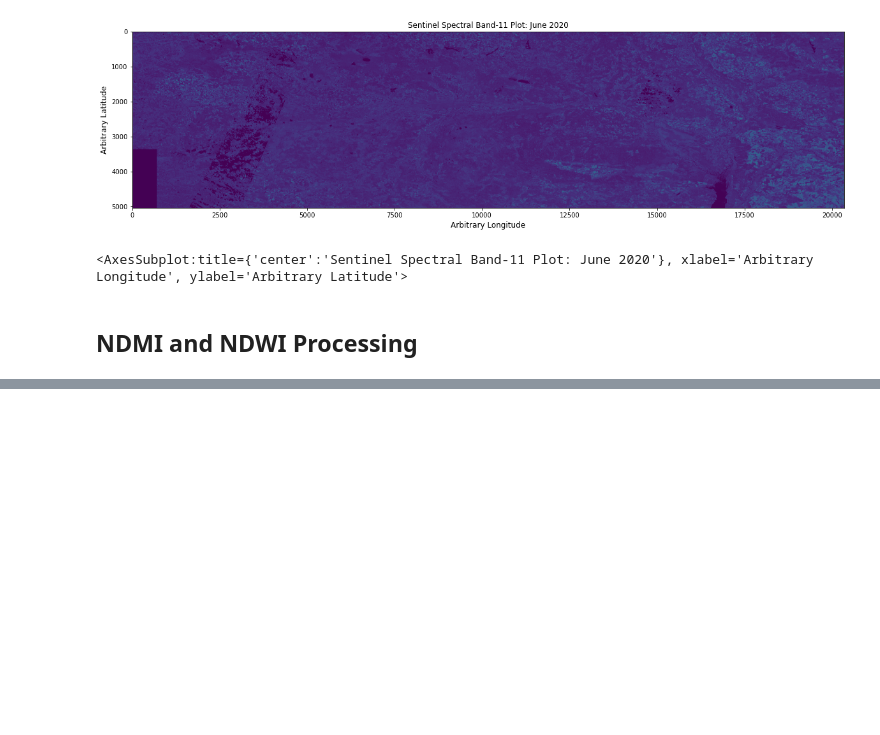
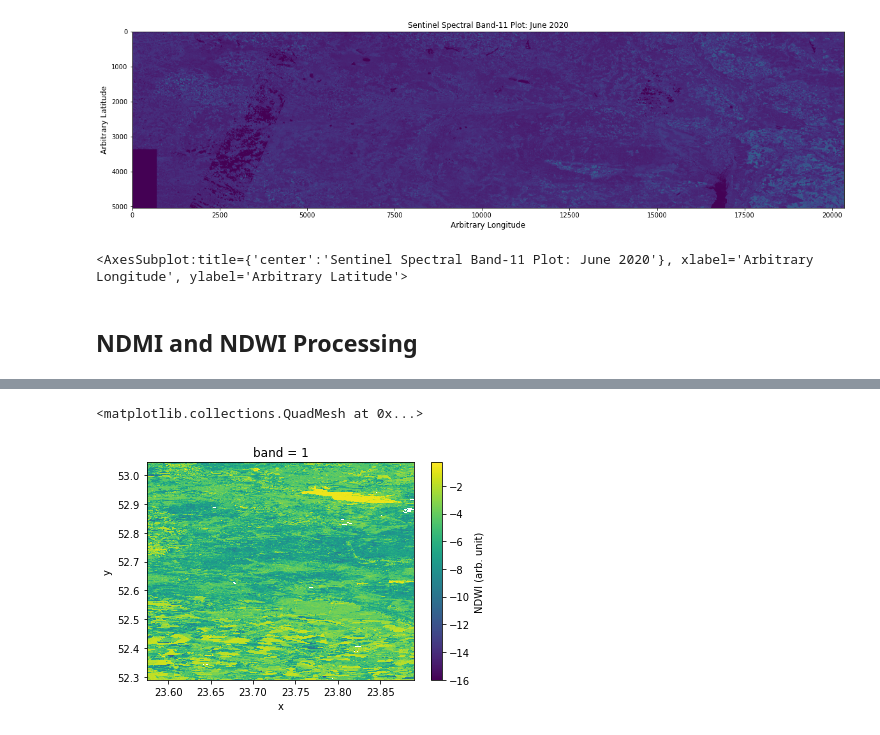
Before and after one commit to ai4er-cdt/WildfireDistribution, a Jupyter notebook: notebooks/exploratory/1.0_td_sentinel_plotting.ipynb, the cells around one changed output, grey strips where cells are left out. Drawn from its saved outputs; the diff is of its cells as text; code cells hidden in the pictures; blank space fills up the shorter version.

```diff
--- a/notebooks/exploratory/1.0_td_sentinel_plotting.ipynb
+++ b/notebooks/exploratory/1.0_td_sentinel_plotting.ipynb
@@ -127 +160,7 @@ sentinel_ndmi_file_stack = reader_system(sentinel_ndmi_stack)
+# %%
+tile = xr.open_rasterio(sentinel_ndwi_file_stack[0])
+tile.plot(cbar_kwargs={'label': 'NDWI (arb. unit)'})
+# %% [output]
+<matplotlib.collections.QuadMesh at 0x...>
+[figure, added]
 # %%
```
Also changed, not shown: parts of 13 cells of this notebook, 3 other files.
